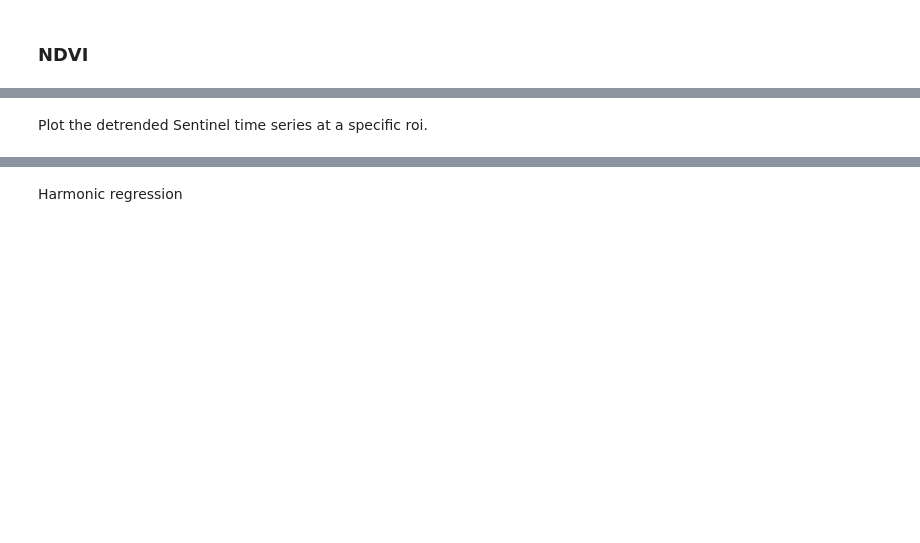
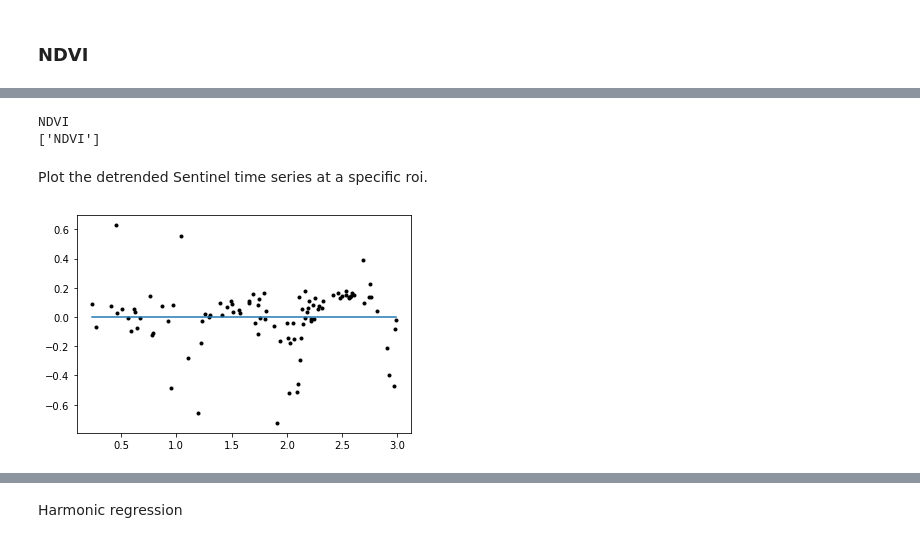
Before and after one commit to SuzannaLin/GEE_LULC, a Jupyter notebook: EARSeL_Nice.ipynb, the cells around one changed output, grey strips where cells are left out. Saved outputs shown, nothing was run; the diff lists cells and outputs as text; code cells hidden in the pictures; blank space fills up the shorter version.

```diff
--- a/EARSeL_Nice.ipynb
+++ b/EARSeL_Nice.ipynb
@@ -653,8 +694,10 @@ print(dependent.getInfo()) # NDVI
 detrended = collection.map(func_qwf) # NDVI = select dependent, subtract [sum(independent*coefficients)]
 
 first = detrended.first()
-print(first.propertyNames().getInfo())
 print(first.bandNames().getInfo()) # NDVI
+# %% [output]
+NDVI
+['NDVI']
 # %% [markdown]
 Plot the detrended Sentinel time series at a specific roi.
 # %%
@@ -666,16 +709,19 @@ def index_area(detrended, index, roi):
 # %%
 from matplotlib import pyplot as plt
 import numpy as np
 
 # roi_water
 data = index_area(detrended, 'NDVI', roi_water)
-plt.plot(list(data.values()),  '.', color='black')
+time = index_area(collection,'t', roi_water)
+plt.plot(list(time.values()),list(data.values()),  '.', color='black')
 
 x = range(len(data.items()))
-a, b = np.polyfit(x, list(data.values()), 1)
-plt.plot(x, a*x+b)
+a, b = np.polyfit(list(time.values()), list(data.values()), 1)
+plt.plot(list(time.values()), a*x+b)
 
 plt.show()
+# %% [output]
+[figure, added]
 # %%
 # roi_building
 data = index_area(detrended, 'NDVI', roi_building)
```
Also changed, not shown: parts of 104 cells of this notebook.
